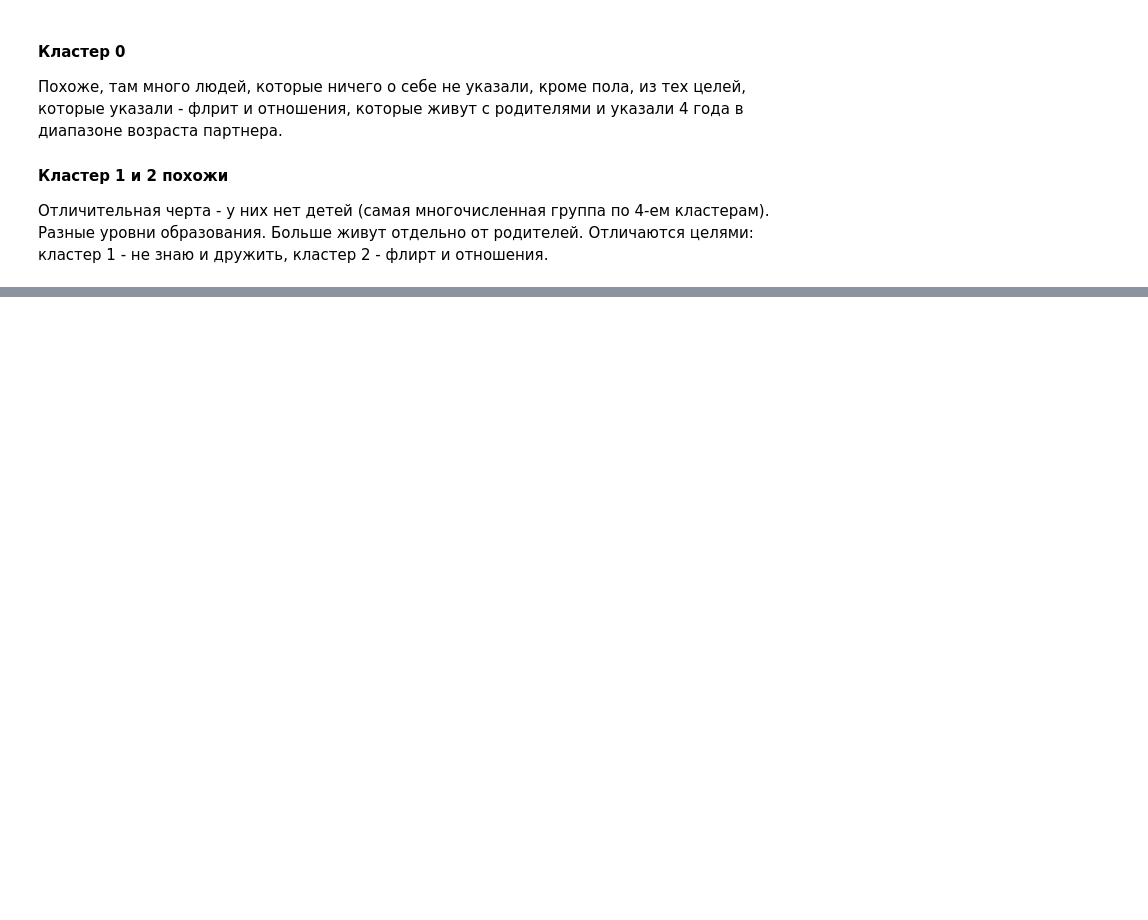
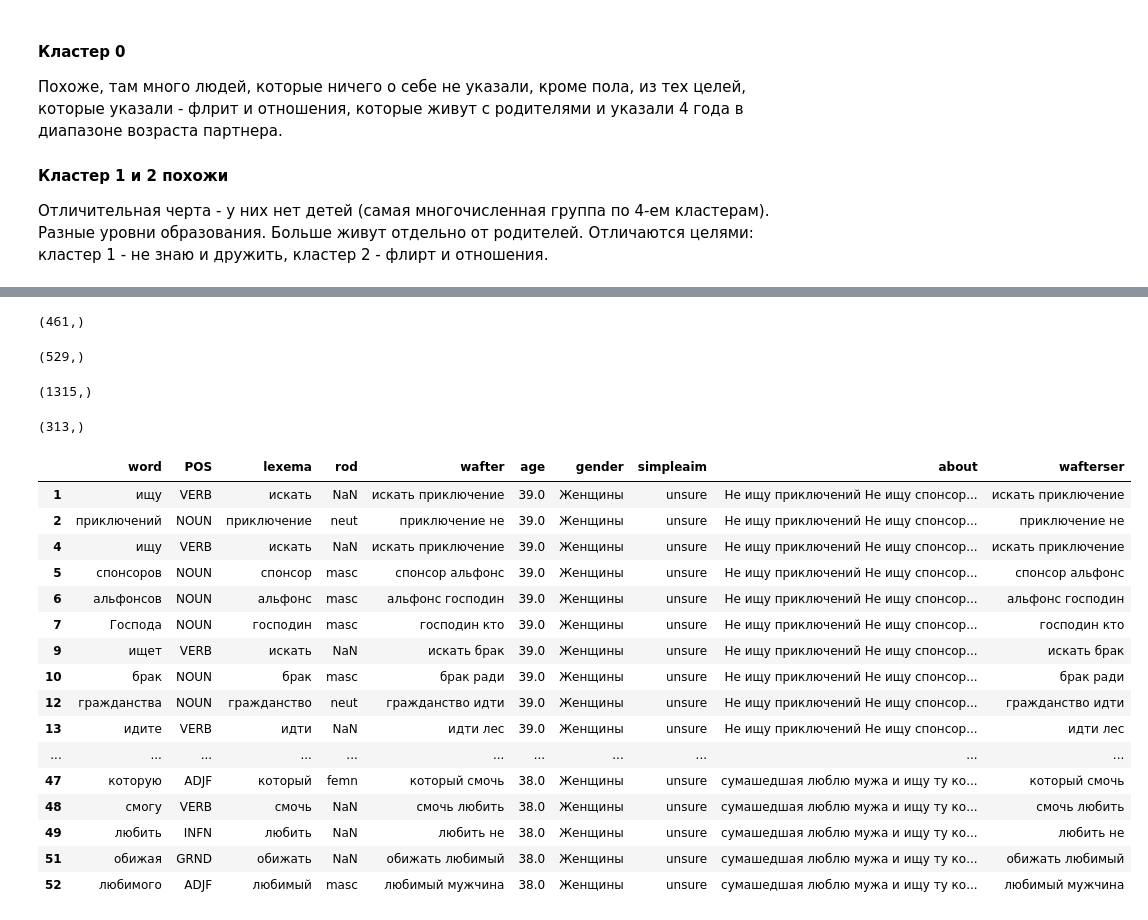
Before and after one commit to Natalia-Blinnikova/analysis_of_240K_profiles_in_mamba, a Jupyter notebook: mamba_clean.ipynb, the cells around one changed output, grey strips where cells are left out. Cells and saved outputs as stored; diff of their text form; code cells hidden in the pictures; blank space fills up the shorter version.

```diff
--- a/mamba_clean.ipynb
+++ b/mamba_clean.ipynb
@@ -1724,0 +1958,9 @@ fig.show()
+# %%
+def ser(ser_rel):
+    return ser_rel.replace('серь отношение', 'серьёзный отношение')
+
+serious = aboutme.loc[aboutme['wafter'] == 'серь отношение', 'wafter']
+
+seriousN = ser(serious)
+
+seriousN
@@ -1724,0 +1980,2 @@ fig.show()
+# %%
+aboutme.loc[aboutme['wafter'] == 'серь отношение', 'wafter'] = seriousN
@@ -1724,0 +2003,13 @@ fig.show()
+# %%
+def ser(ser_rel):
+    l = ser_rel.replace('серь отношение', 'серьёзный отношение')
+    l = l.replace('только серьёзный', 'серьёзный отношение')
+    l = l.replace('для серьёзный', 'серьёзный отношение')
+    l = l.replace('для серь', 'серьёзный отношение')
+    l = l.replace('только серь', 'серьёзный отношение')
+    return l
+# %%
+serious1 = aboutme.wafter
+serious1
+aboutme['wafterser'] = ser(serious1)
+aboutme
@@ -1724,0 +2091,37 @@ fig.show()
+# %%
+np.unique(aboutme.loc[aboutme['lexema'].isin(['брак', 'семья', 'создание', 'семейный', 'свадьба', 'жениться'])]['about'].values).shape
+# %% [output]
+(461,)
+# %%
+np.unique(aboutme.loc[aboutme['wafter'] == 'серьёзный отношение']['about'].values).shape
+# %% [output]
+(529,)
+# %%
+np.unique(aboutme.loc[aboutme['lexema'] == 'отношение']['about'].values).shape
+# %% [output]
+(1315,)
+# %%
+np.unique(aboutme.loc[aboutme['lexema'] == 'серьёзный']['about'].values).shape
+# %% [output]
+(313,)
+# %%
+noparticiple = aboutme.loc[aboutme['POS'].isin(['PRCL', 'NPRO', 'CONJ', 'PREP']) == False]
+noparticiple[:40]
+# %% [output]
+|  | word | POS | lexema | rod | wafter | age | gender | simpleaim | about | wafterser |
+| 1 | ищу | VERB | искать | NaN | искать приключение | 39.0 | Женщины | unsure | Не ищу приключений Не ищу спонсор... | искать приключение |
+| 2 | приключений | NOUN | приключение | neut | приключение не | 39.0 | Женщины | unsure | Не ищу приключений Не ищу спонсор... | приключение не |
+| 4 | ищу | VERB | искать | NaN | искать приключение | 39.0 | Женщины | unsure | Не ищу приключений Не ищу спонсор... | искать приключение |
+| 5 | спонсоров | NOUN | спонсор | masc | спонсор альфонс | 39.0 | Женщины | unsure | Не ищу приключений Не ищу спонсор... | спонсор альфонс |
+| 6 | альфонсов | NOUN | альфонс | masc | альфонс господин | 39.0 | Женщины | unsure | Не ищу приключений Не ищу спонсор... | альфонс господин |
+| 7 | Господа | NOUN | господин | masc | господин кто | 39.0 | Женщины | unsure | Не ищу приключений Не ищу спонсор... | господин кто |
+| 9 | ищет | VERB | искать | NaN | искать брак | 39.0 | Женщины | unsure | Не ищу приключений Не ищу спонсор... | искать брак |
+| 10 | брак | NOUN | брак | masc | брак ради | 39.0 | Женщины | unsure | Не ищу приключений Не ищу спонсор... | брак ради |
+| 12 | гражданства | NOUN | гражданство | neut | гражданство идти | 39.0 | Женщины | unsure | Не ищу приключений Не ищу спонсор... | гражданство идти |
+| 13 | идите | VERB | идти | NaN | идти лес | 39.0 | Женщины | unsure | Не ищу приключений Не ищу спонсор... | идти лес |
+| ... | ... | ... | ... | ... | ... | ... | ... | ... | ... | ... |
+| 47 | которую | ADJF | который | femn | который смочь | 38.0 | Женщины | unsure | сумашедшая люблю мужа и ищу ту ко... | который смочь |
+| 48 | смогу | VERB | смочь | NaN | смочь любить | 38.0 | Женщины | unsure | сумашедшая люблю мужа и ищу ту ко... | смочь любить |
+| 49 | любить | INFN | любить | NaN | любить не | 38.0 | Женщины | unsure | сумашедшая люблю мужа и ищу ту ко... | любить не |
+| 51 | обижая | GRND | обижать | NaN | обижать любимый | 38.0 | Женщины | unsure | сумашедшая люблю мужа и ищу ту ко... | обижать любимый |
+| 52 | любимого | ADJF | любимый | masc | любимый мужчина | 38.0 | Женщины | unsure | сумашедшая люблю мужа и ищу ту ко... | любимый мужчина |
```
Also changed, not shown: parts of 43 cells of this notebook.
